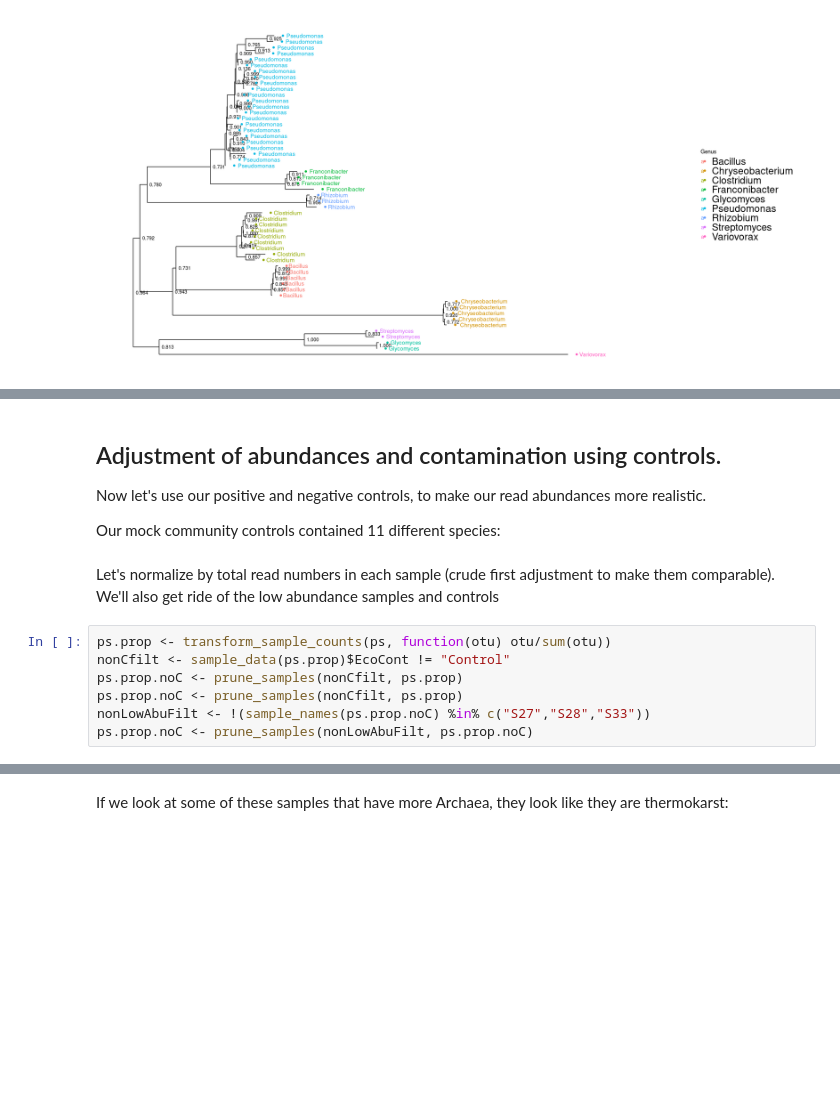
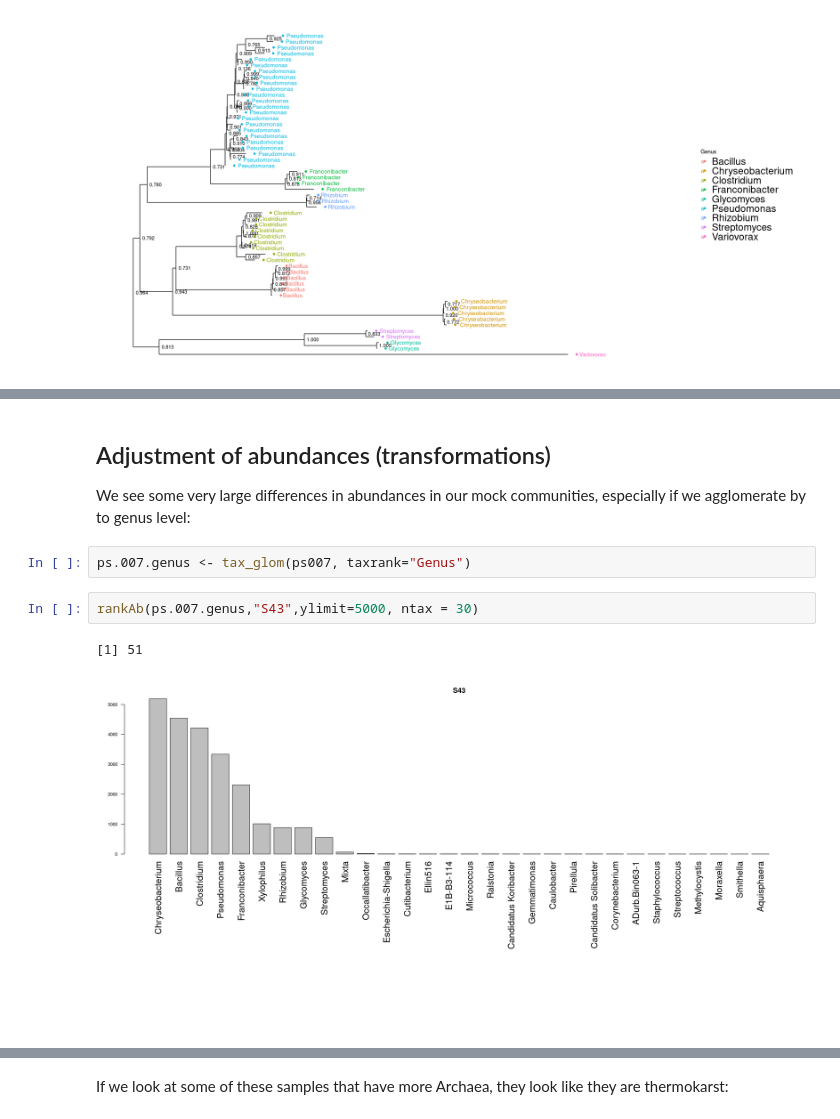
Before and after one commit to danchurch/sphagnumCUEmetabarcoding, a Jupyter notebook: sequenceAnalysis/firstLookPeat16s.ipynb, the cells around one changed output, grey strips where cells are left out. Saved outputs shown, nothing was run; the diff lists cells and outputs as text; blank space fills up the shorter version.

```diff
--- a/sequenceAnalysis/firstLookPeat16s.ipynb
+++ b/sequenceAnalysis/firstLookPeat16s.ipynb
@@ -334,16 +390,12 @@ theme( legend.text = element_text(size=20))
 # %% [markdown]
-<a id=controls></a>
-## Adjustment of abundances and contamination using controls.
+<a id=transformation></a>
+## Adjustment of abundances (transformations)
 
-Now let's use our positive and negative controls, to make our read abundances more realistic.
-
-Our mock community controls contained 11 different species:
+We see some very large differences in abundances in our mock communities, especially if we agglomerate by to genus level:
-# %% [markdown]
-Let's normalize by total read numbers in each sample (crude first adjustment to make them comparable). We'll also get ride of the low abundance samples and controls
-# %%
-ps.prop <- transform_sample_counts(ps, function(otu) otu/sum(otu))
-nonCfilt <- sample_data(ps.prop)$EcoCont != "Control"
-ps.prop.noC <- prune_samples(nonCfilt, ps.prop)
-ps.prop.noC <- prune_samples(nonCfilt, ps.prop)
-nonLowAbuFilt <- !(sample_names(ps.prop.noC) %in% c("S27","S28","S33"))
-ps.prop.noC <- prune_samples(nonLowAbuFilt, ps.prop.noC)
+# %%
+ps.007.genus <- tax_glom(ps007, taxrank="Genus")
+# %%
+rankAb(ps.007.genus,"S43",ylimit=5000, ntax = 30)
+# %% [output]
+[1] 51
+[figure, added]
```
Also changed, not shown: parts of 22 cells of this notebook, 1 other file.
